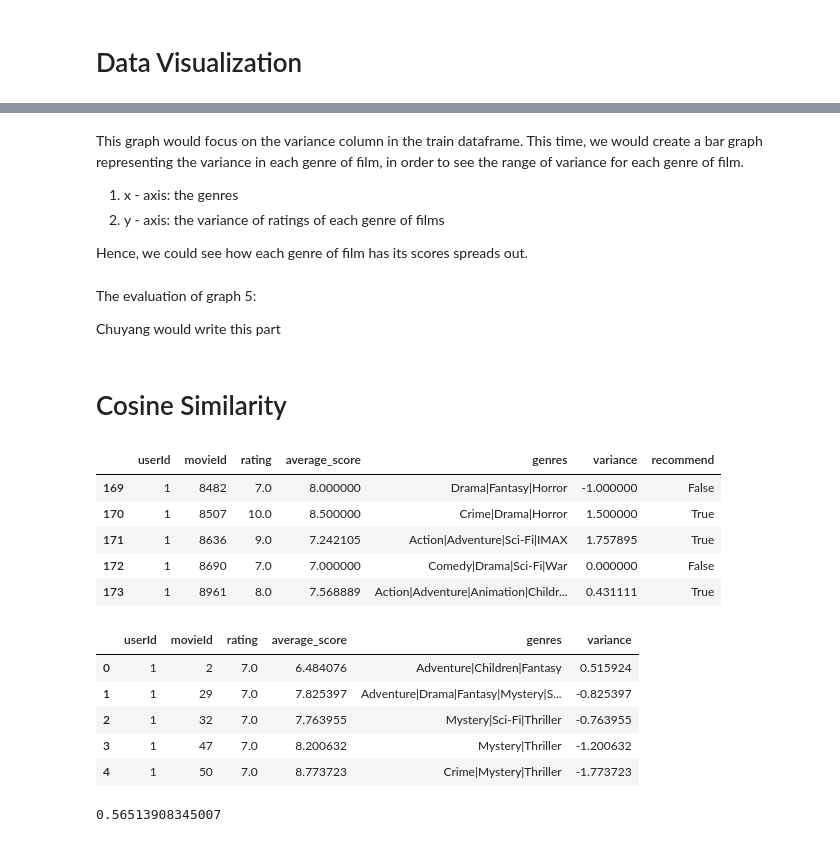
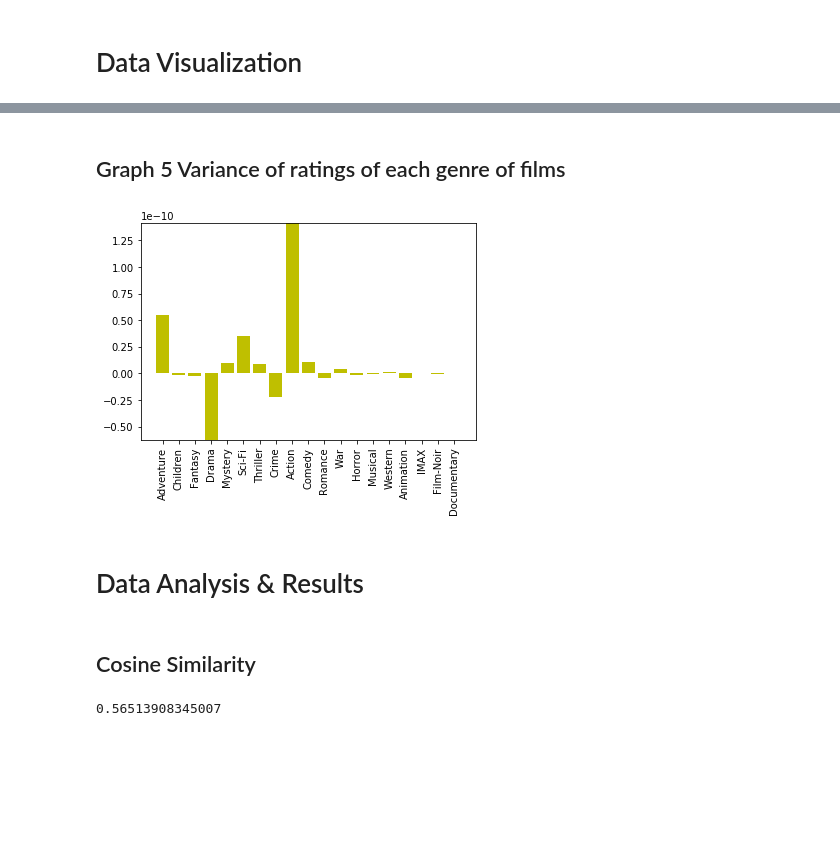
Before and after one commit to strkillr16/COGS108Final, a Jupyter notebook: Final Project Notebook.ipynb, the cells around one changed output, grey strips where cells are left out. Saved outputs shown, nothing was run; the diff lists cells and outputs as text; code cells hidden in the pictures; blank space fills up the shorter version.

```diff
--- a/Final Project Notebook.ipynb
+++ b/Final Project Notebook.ipynb
@@ -394,6 +232,0 @@ Chuyang would write this part
-# %% [markdown]
-This graph would focus on the variance column in the train dataframe. This time, we would create a bar graph representing the variance in each genre of film, in order to see the range of variance for each genre of film.
-1. x - axis: the genres
-2. y - axis: the variance of ratings of each genre of films
-
-Hence, we could see how each genre of film has its scores spreads out.
@@ -402,9 +233,20 @@ plt.bar(train['genres'], train['variance'])
-# %% [markdown]
-The evaluation of graph 5:
-
-Chuyang would write this part
+# %% [markdown]
+## Graph 5 Variance of ratings of each genre of films
+# %%
+variance = defaultdict(float)
+for index, row in train.iterrows():
+    genres = row[4].split('|')
+    for gen in genres:
+        variance[gen] += row[5]
+# %%
+fig = plt.bar(variance.keys(), variance.values(),color='y')
+fig = plt.xticks(rotation=90)
+# %% [output]
+[figure, added]
+# %% [markdown]
+# Data Analysis & Results
 # %% [markdown]
-# Cosine Similarity
+## Cosine Similarity
 # %%
 import math
 from collections import Counter
@@ -416,24 +258,6 @@ def counter_cosine_similarity(c1, c2):
     if magA * magB == 0:
         return 0
     return dotprod / (magA * magB)
-# %%
-test.head(5)
-# %% [output]
-|  | userId | movieId | rating | average_score | genres | variance | recommend |
-| 169 | 1 | 8482 | 7.0 | 8.000000 | Drama|Fantasy|Horror | -1.000000 | False |
-| 170 | 1 | 8507 | 10.0 | 8.500000 | Crime|Drama|Horror | 1.500000 | True |
-| 171 | 1 | 8636 | 9.0 | 7.242105 | Action|Adventure|Sci-Fi|IMAX | 1.757895 | True |
-| 172 | 1 | 8690 | 7.0 | 7.000000 | Comedy|Drama|Sci-Fi|War | 0.000000 | False |
-| 173 | 1 | 8961 | 8.0 | 7.568889 | Action|Adventure|Animation|Childr... | 0.431111 | True |
-# %%
-train.head()
-# %% [output]
-|  | userId | movieId | rating | average_score | genres | variance |
-| 0 | 1 | 2 | 7.0 | 6.484076 | Adventure|Children|Fantasy | 0.515924 |
-| 1 | 1 | 29 | 7.0 | 7.825397 | Adventure|Drama|Fantasy|Mystery|S... | -0.825397 |
-| 2 | 1 | 32 | 7.0 | 7.763955 | Mystery|Sci-Fi|Thriller | -0.763955 |
-| 3 | 1 | 47 | 7.0 | 8.200632 | Mystery|Thriller | -1.200632 |
-| 4 | 1 | 50 | 7.0 | 8.773723 | Crime|Mystery|Thriller | -1.773723 |
 # %%
 users = {}
 for index,row in train.iterrows():
```
Also changed, not shown: parts of 109 cells of this notebook.
